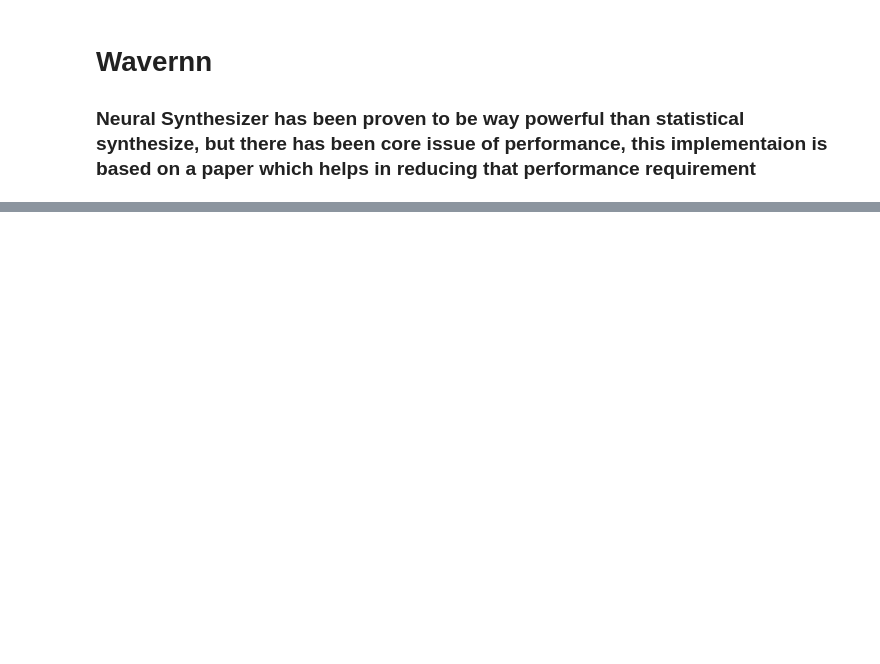
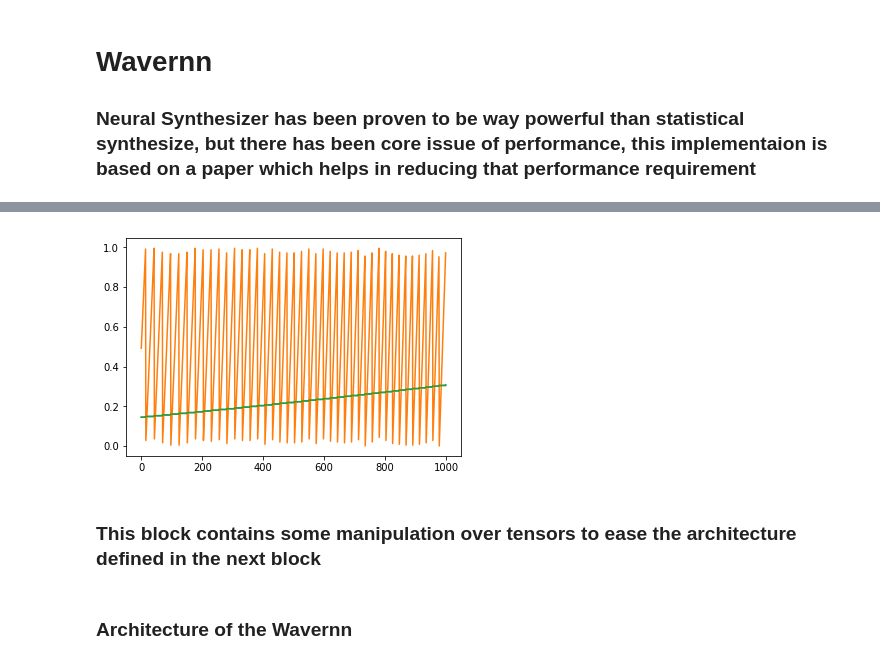
Before and after one commit to entn-at/wavernn-1, a Jupyter notebook: wavernn.ipynb, the cells around one changed output, grey strips where cells are left out. Drawn from its saved outputs; the diff is of its cells as text; code cells hidden in the pictures; blank space fills up the shorter version.

```diff
--- a/wavernn.ipynb
+++ b/wavernn.ipynb
@@ -305,0 +82,9 @@ b[np.arange(256), 13] = 1
+# %%
+# In the same way, fine has been plotted to better understand the data
+# green lines belong to c(t), while orange to f(t)
+plt.plot(X['fine'][30000:31000])
+plt.show()
+# %% [output]
+[figure, added]
+# %% [markdown]
+### This block contains some manipulation over tensors to ease the architecture defined in the next block
@@ -305,0 +102,2 @@ b[np.arange(256), 13] = 1
+# %% [markdown]
+### Architecture of the Wavernn
```
Also changed, not shown: parts of 71 cells of this notebook.
